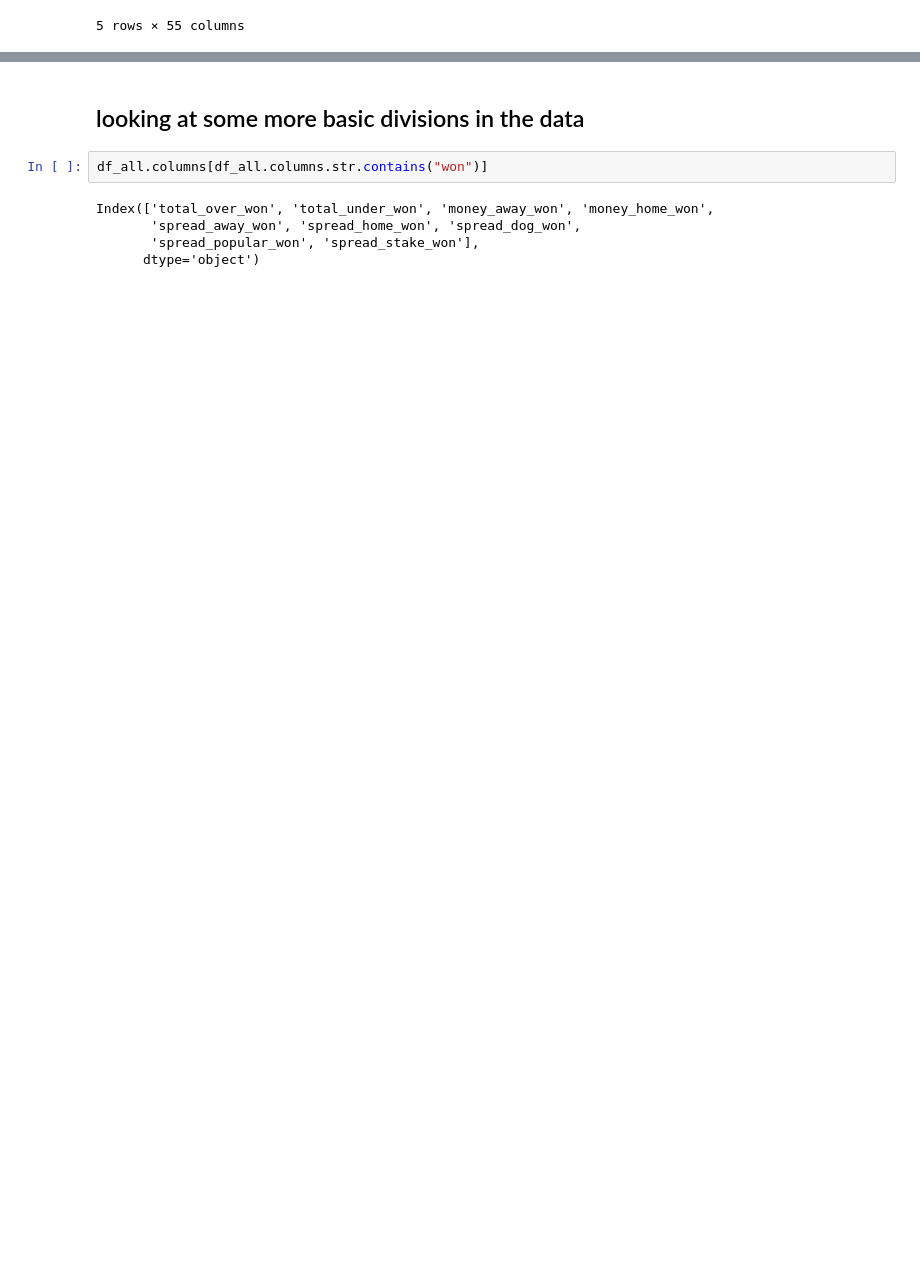
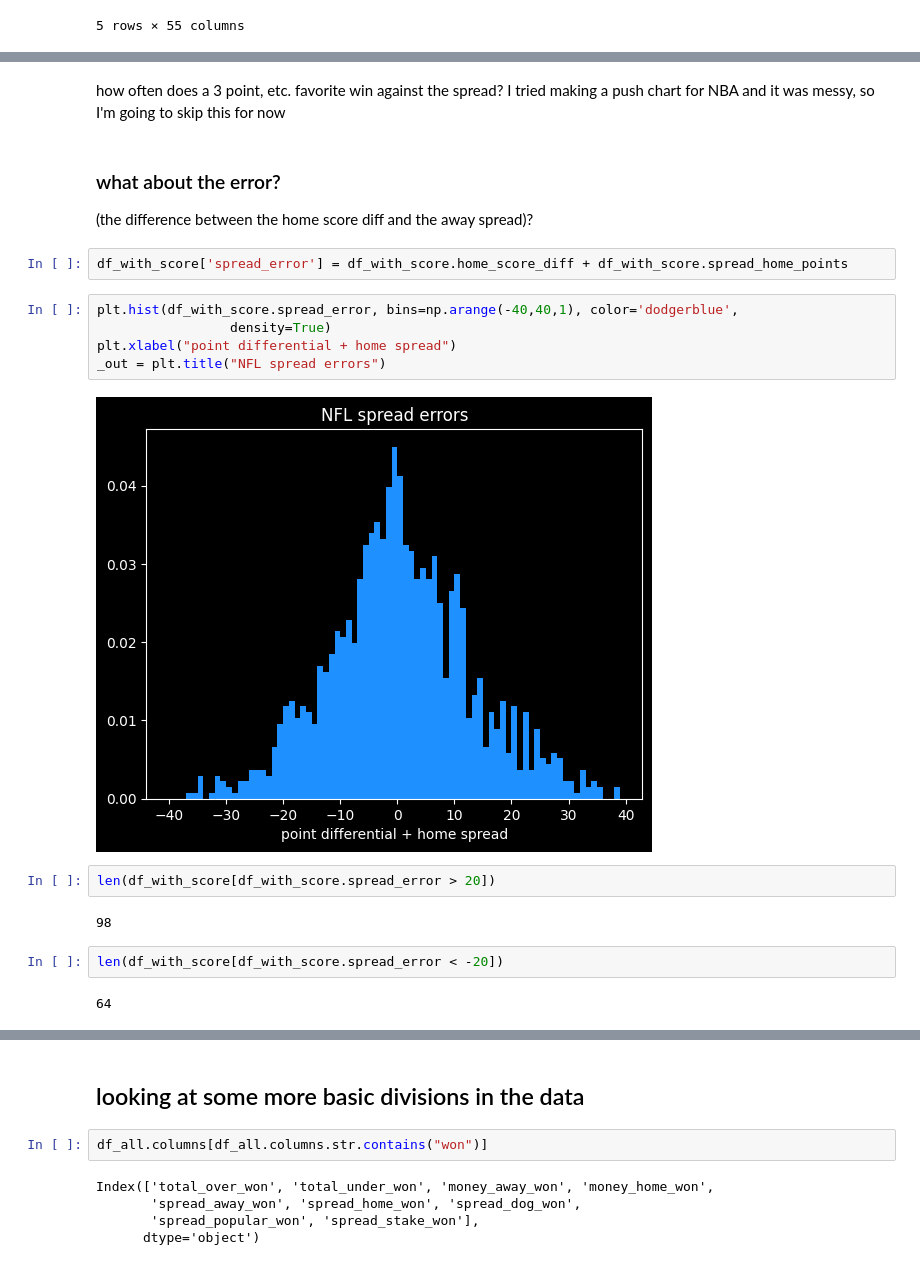
Before and after one commit to csdurfee/scrape_yahoo_odds, a Jupyter notebook: explore_football.ipynb, the cells around one changed output, grey strips where cells are left out. Drawn from its saved outputs; the diff is of its cells as text; blank space fills up the shorter version.

```diff
--- a/explore_football.ipynb
+++ b/explore_football.ipynb
@@ -965,0 +1071,22 @@ plt.hist(df_with_score.spread_home_points)
+# %% [markdown]
+how often does a 3 point, etc. favorite win against the spread? I tried making a push chart for NBA and it was messy, so I'm going to skip this for now
+# %% [markdown]
+### what about the error?
+(the difference between the home score diff and the away spread)?
+# %%
+df_with_score['spread_error'] = df_with_score.home_score_diff + df_with_score.spread_home_points
+# %%
+plt.hist(df_with_score.spread_error, bins=np.arange(-40,40,1), color='dodgerblue',
+                 density=True)
+plt.xlabel("point differential + home spread")
+_out = plt.title("NFL spread errors")
+# %% [output]
+[figure, added]
+# %%
+len(df_with_score[df_with_score.spread_error > 20])
+# %% [output]
+98
+# %%
+len(df_with_score[df_with_score.spread_error < -20])
+# %% [output]
+64
```
Also changed, not shown: parts of 87 cells of this notebook.
